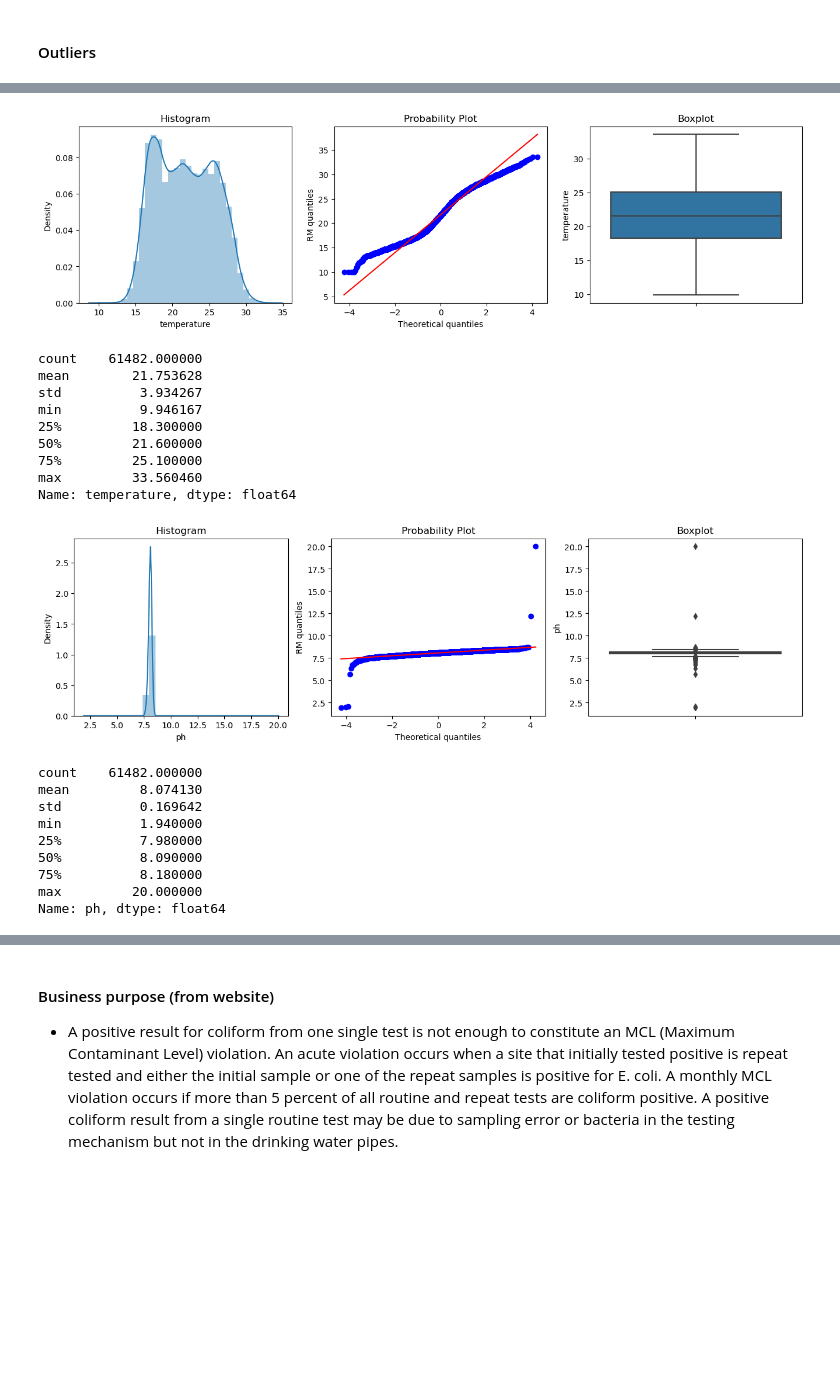
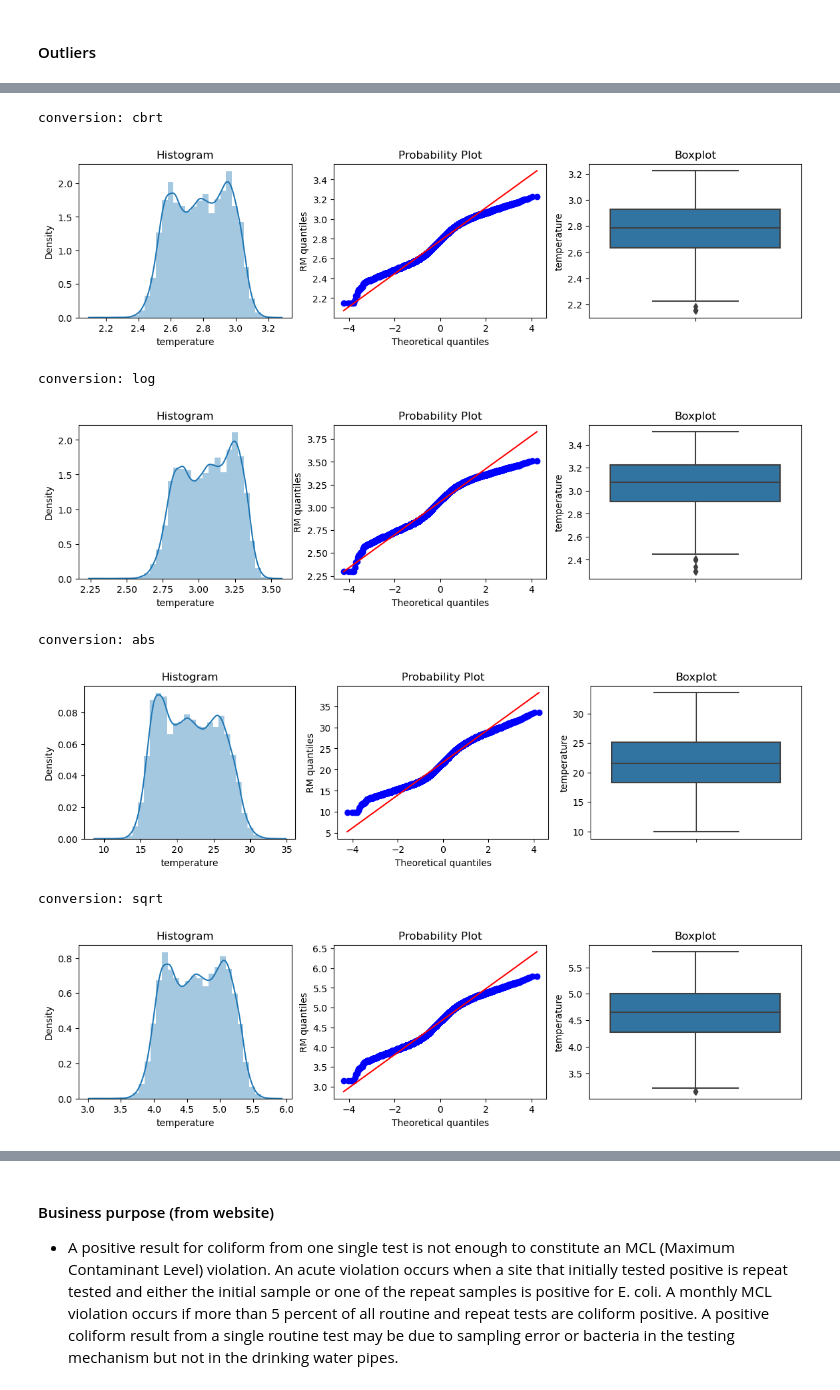
Before and after one commit to Oscar-Gil-Data/Monitoring-of-Indicator-Bacteria-in-Drinking-Water, a Jupyter notebook: Data SD - Monitoring of Indicator Bacteria in Drinking Water.ipynb, the cells around one changed output, grey strips where cells are left out. Drawn from its saved outputs; the diff is of its cells as text; code cells hidden in the pictures; blank space fills up the shorter version.

```diff
--- a/Data SD - Monitoring of Indicator Bacteria in Drinking Water.ipynb
+++ b/Data SD - Monitoring of Indicator Bacteria in Drinking Water.ipynb
@@ -265,26 +264,43 @@ df.reset_index(drop=True, inplace=True)
 # Outlier Analysis
 
 # this function idea is from the Udemy "Feature Engineering for Machine Learning" course
-def diagnostic_plots(df, variable):
+def diagnostic_plots(df, variable, conversion):
     # function takes a dataframe and
     # the variable of interest
 
+    # variable conversion
+    if conversion == 'l':
+        conv_var = np.log(df[variable])
+        print('conversion: log')
+    elif conversion == 's':
+        conv_var = np.sqrt(df[variable])
+        print('conversion: sqrt')
+    elif conversion == 'c':
+        conv_var = np.cbrt(df[variable])
+        print('conversion: cbrt')
+    elif conversion == 'a':
+        conv_var = np.abs(df[variable])
+        print('conversion: abs')
+    else:
+        conv_var = df[variable]
+        print('conversion: none')
+
     # define plot figure size
-    plt.figure(figsize=(16,4))
+    plt.figure(figsize=(14,3))
 
     # histogram
     plt.subplot(1,3,1)
-    sns.distplot(df[variable], bins=30)
+    sns.distplot(conv_var, bins=30)
     plt.title('Histogram')
 
     # Q-Q plot
     plt.subplot(1,3,2)
-    stats.probplot(df[variable], dist="norm", plot=plt)
+    stats.probplot(conv_var, dist="norm", plot=plt)
     plt.ylabel('RM quantiles')
 
     # boxplot
     plt.subplot(1,3,3)
-    sns.boxplot(y=df[variable])
+    sns.boxplot(y=conv_var)
     plt.title('Boxplot')
 
     plt.show()
@@ -327,0 +316,6 @@ Name: temperature, dtype: float64
+# %%
+# dictionary with conversion options
+conversion_options = {'l': 'log', 's': 'sqrt', 'c': 'cbrt', 'a': 'abs'}
+# %%
+for c in (set(conversion_options.keys())):
+    diagnostic_plots(df, 'cl2_total', c)
@@ -327,0 +331,3 @@ Name: temperature, dtype: float64
+# %%
+for c in (set(conversion_options.keys())):
+    diagnostic_plots(df, 'temperature', c)
@@ -335,30 +350,14 @@ df['temperature'] = np.where(df['temperature'] > temperature_upper_limit, temper
                       df['temperature']))
 # %%
 # Verify changes to temperature feature
-diagnostic_plots(df, 'temperature')
-df.temperature.describe()
+for c in (set(conversion_options.keys())):
+    diagnostic_plots(df, 'temperature', c)
 # %% [output]
+conversion: cbrt
-[figure, old version]
+[figure, new version]
-count    61482.000000
-mean        21.753628
-std          3.934267
-min          9.946167
-25%         18.300000
-50%         21.600000
-75%         25.100000
-max         33.560460
-Name: temperature, dtype: float64
+conversion: log
+[figure, added]
+conversion: abs
+[figure, added]
+conversion: sqrt
+[figure, added]
-# %%
-diagnostic_plots(df, 'ph')
-df.ph.describe()
-# %% [output]
-[figure, removed]
-count    61482.000000
-mean         8.074130
-std          0.169642
-min          1.940000
-25%          7.980000
-50%          8.090000
-75%          8.180000
-max         20.000000
-Name: ph, dtype: float64
```
Also changed, not shown: parts of 29 cells of this notebook.
